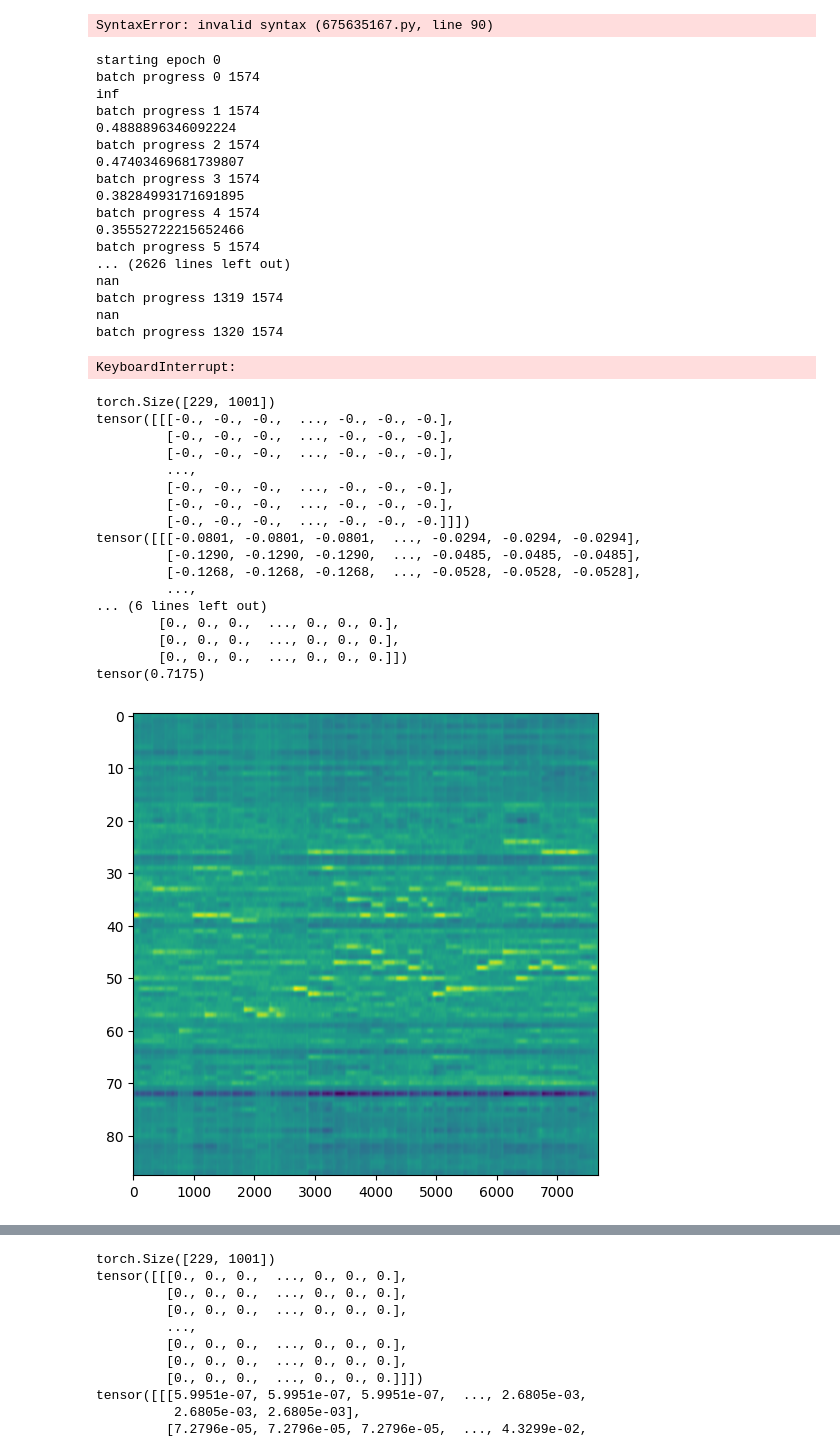
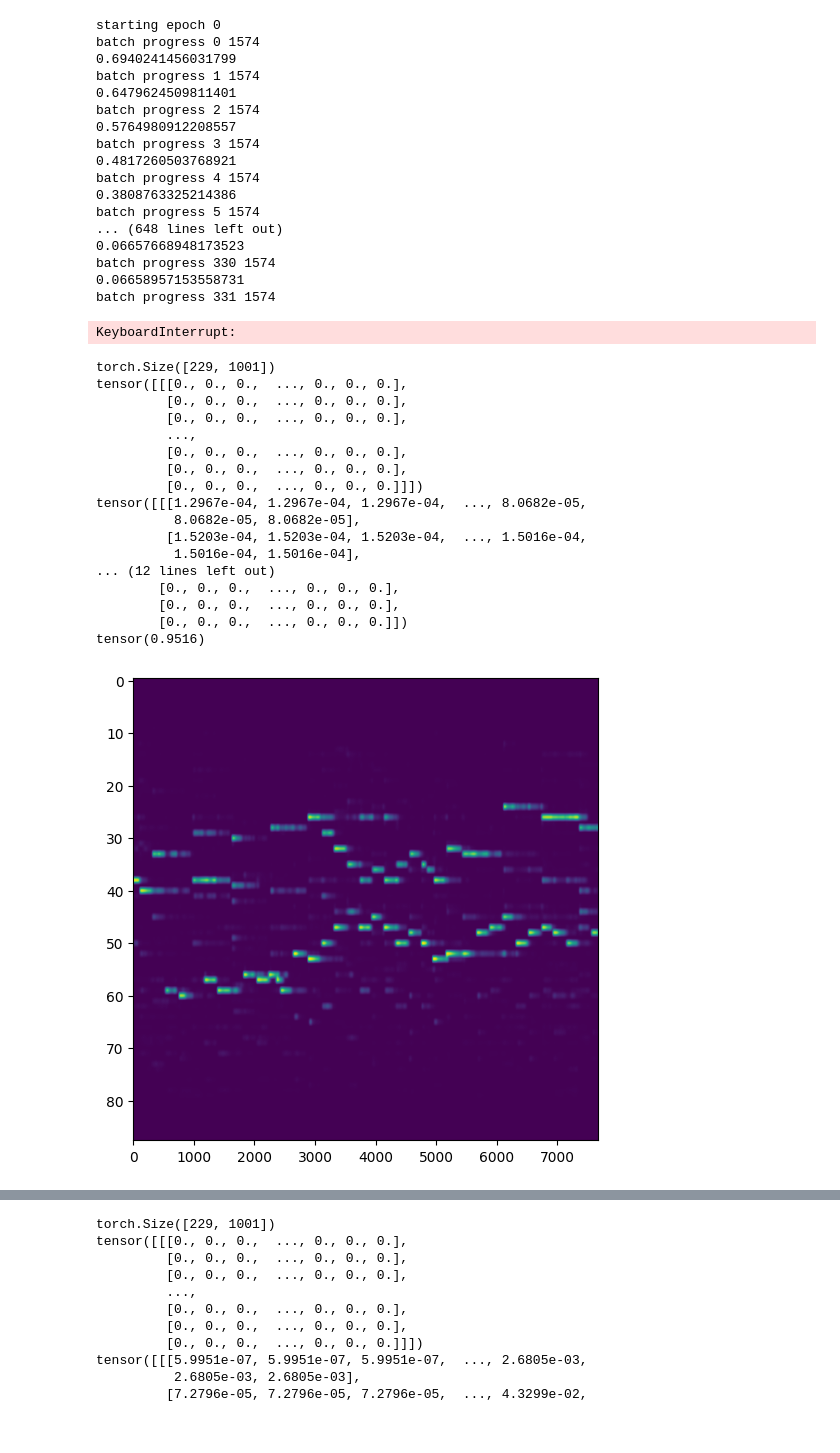
Before and after one commit to AlbyYuggle/NeuralMusicTranscription, a Jupyter notebook: CNN.ipynb, the cells around one changed output, grey strips where cells are left out. Saved outputs shown, nothing was run; the diff lists cells and outputs as text; code cells hidden in the pictures.

```diff
--- a/CNN.ipynb
+++ b/CNN.ipynb
@@ -16,6 +16,7 @@ class MusicDataset(Dataset):
         self.out_dir = out_dir
         self.ims = []
         self.labels = []
+        self.names = []
 
         for dirs in years:
             for f in os.listdir(join(spec_dir, dirs)):
@@ -23,6 +24,7 @@ class MusicDataset(Dataset):
                     self.ims.append(join(join(spec_dir, dirs), f))
                     onm = join(out_dir, dirs)
                     self.labels.append(join(onm, f))
+                    self.names.append(join(join(out_dir, dirs), f))
                     #print(join(join(spec_dir, dirs), f))
                     #print(join(onm, f))
 
@@ -31,7 +33,22 @@ class MusicDataset(Dataset):
 
     def __getitem__(self, idx):
         #print(self.ims[idx])
-        return torch.load(self.ims[idx]), torch.load(self.labels[idx])
+
+        im, lab = torch.load(self.ims[idx]), torch.load(self.labels[idx])
+        if(im.isnan().any()):
+            print(self.names[idx])
+        mean = torch.mean(im)
+        std = torch.std(im)
+        if(std==0):
+            im = torch.zeros_like(im)
+        else:
+            im = (im-mean)/(std)
+
+        if(im.isnan().any()):
+            print(self.names[idx], "post", mean, std)
+            im = torch.zeros_like(im)
+
+        return im, lab
 
 bs = 32
 training_data = MusicDataset('mel/', 'mid/', ['2004', '2006', '2008', '2009', '2011', '2013', '2014'])
@@ -52,7 +69,7 @@ class Model(nn.Module):
         self.cnn2 = nn.Conv2d(64, 64, 3, 1, padding='same')
         self.us1 = usResConvBlock(64, 16)
         self.us2 = usResConvBlock(32, 4, out_size = (88, 7680+5))
-        self.ReLU = nn.LeakyReLU()
+        self.ReLU = nn.Tanh()
         self.conv1 = nn.Conv1d(352, 88, 6)
         #self.linear = nn.Linear(4*6*88, 88)
 
@@ -88,7 +105,7 @@ class dsResConvBlock(nn.Module):
         self.conv2 = nn.Conv2d(num_out, num_out, (3, 3), (1,1), padding='same')
         self.bn = nn.BatchNorm2d(num_out, momentum=0.9, eps=1e-5)
         self.mp = nn.MaxPool2d((2, 2), stride=(2, 2))
-        self.ReLU = nn.LeakyReLU()
+        self.ReLU = nn.Tanh()
 
     def forward(self, x):
         residual = self.ReLU(self.conv1(x))
@@ -104,7 +121,7 @@ class usResConvBlock(nn.Module):
         self.conv1 = nn.Conv2d(num_in, num_out, (3, 3), (1,1), padding='same')
         self.conv2 = nn.Conv2d(num_out, num_out, (3, 3), (1,1), padding='same')
         self.bn = nn.BatchNorm2d(num_out, momentum=0.9, eps=1e-5)
-        self.ReLU = nn.LeakyReLU()
+        self.ReLU = nn.Tanh()
         self.out_size = out_size
 
     def forward(self, x):
@@ -136,8 +153,6 @@ def loss_func(x, y):
 # y = torch.ones((5, 5))*0
 
 # print(loss_func(a, y))
-# %% [output]
-SyntaxError: invalid syntax (675635167.py, line 90)
 # %%
 model = Model()
 model = model.to('cuda')
@@ -166,6 +181,8 @@ for i in range(n_epochs):
 
         X = torch.unsqueeze(X, axis = 1)
         X = X.to('cuda')
+        if(X.isnan().any()):
+            print("HI")
         # print(X.shape)
         y = y.type(torch.float32).to('cuda')
         optim.zero_grad()
@@ -178,7 +195,7 @@ for i in range(n_epochs):
         loss.backward()
         nn.utils.clip_grad_norm_(model.parameters(), max_norm=10)
         optim.step()
-    loss.append(total_loss)
+    losses.append(total_loss)
     print(total_loss)
     if (i % save_epochs == 0):
         torch.save({
@@ -202,26 +219,26 @@ for i in range(n_epochs):
 # %% [output]
 starting epoch 0
 batch progress 0 1574
-inf
+0.6940241456031799
 batch progress 1 1574
-0.4888896346092224
+0.6479624509811401
 batch progress 2 1574
-0.47403469681739807
+0.5764980912208557
 batch progress 3 1574
-0.38284993171691895
+0.4817260503768921
 batch progress 4 1574
-0.35552722215652466
+0.3808763325214386
 batch progress 5 1574
-... (2626 lines left out)
-nan
-batch progress 1319 1574
-nan
-batch progress 1320 1574
+... (648 lines left out)
+0.06657668948173523
+batch progress 330 1574
+0.06658957153558731
+batch progress 331 1574
 KeyboardInterrupt:
 # %%
 tt = DataLoader(test_data, batch_size=1, shuffle=False)
 meval = Model()
-checkpoint = torch.load('intermediate_save_no_weight_conv1d1230.pt')
+checkpoint = torch.load('intermediate_save_no_weight_conv1d1560.pt')
 meval.load_state_dict(checkpoint['model_state_dict'])
 meval.train()
 fname = "mel/2017/MIDI-Unprocessed_041_PIANO041_MID--AUDIO-split_07-06-17_Piano-e_1-01_wav--1_3.pt"
@@ -231,43 +248,43 @@ fname = "mid/2017/MIDI-Unprocessed_041_PIANO041_MID--AUDIO-split_07-06-17_Piano-
 y = torch.load(fname).type(torch.float32)
 X = torch.unsqueeze(X, axis = 0)
 X = torch.unsqueeze(X, axis = 0)
 # X = X.to('cuda')
 # y = y.to('cuda')
 # print(nn.CrossEntropyLoss()(y, pred[0, :, :]))
 
 with torch.no_grad():
     pred = meval(X).to('cpu')
     #print(nn.BCELoss()(pred[0, :, :], y))
 
 print(np.round(pred.to('cpu')))
 
 print(pred, y)
 fig, ax = plt.subplots(figsize=(6,6))
 ax.imshow(pred[0, :, :], aspect='auto')
 fig, ax = plt.subplots(figsize=(6,6))
 ax.imshow(np.round(pred[0, :, :]), aspect='auto')
 fig, ax = plt.subplots(figsize=(6,6))
 ax.imshow(y, aspect='auto')
 # print(y.shape, pred.shape)
 
 print(torch.max(pred))
 lll = [0.4915196895599365, 0.394779771566391, 0.2694735825061798, 0.17687253654003143, 0.09298969060182571, 0.05821599066257477, 0.0368744395673275, 0.0269914623349905, 0.023477263748645782, 0.024886222556233406]
 # %% [output]
 torch.Size([229, 1001])
-tensor([[[-0., -0., -0.,  ..., -0., -0., -0.],
-         [-0., -0., -0.,  ..., -0., -0., -0.],
-         [-0., -0., -0.,  ..., -0., -0., -0.],
+tensor([[[0., 0., 0.,  ..., 0., 0., 0.],
+         [0., 0., 0.,  ..., 0., 0., 0.],
+         [0., 0., 0.,  ..., 0., 0., 0.],
          ...,
-         [-0., -0., -0.,  ..., -0., -0., -0.],
-         [-0., -0., -0.,  ..., -0., -0., -0.],
-         [-0., -0., -0.,  ..., -0., -0., -0.]]])
-tensor([[[-0.0801, -0.0801, -0.0801,  ..., -0.0294, -0.0294, -0.0294],
-         [-0.1290, -0.1290, -0.1290,  ..., -0.0485, -0.0485, -0.0485],
-         [-0.1268, -0.1268, -0.1268,  ..., -0.0528, -0.0528, -0.0528],
-         ...,
-... (6 lines left out)
+         [0., 0., 0.,  ..., 0., 0., 0.],
+         [0., 0., 0.,  ..., 0., 0., 0.],
+         [0., 0., 0.,  ..., 0., 0., 0.]]])
+tensor([[[1.2967e-04, 1.2967e-04, 1.2967e-04,  ..., 8.0682e-05,
+          8.0682e-05, 8.0682e-05],
+         [1.5203e-04, 1.5203e-04, 1.5203e-04,  ..., 1.5016e-04,
+          1.5016e-04, 1.5016e-04],
+... (12 lines left out)
         [0., 0., 0.,  ..., 0., 0., 0.],
         [0., 0., 0.,  ..., 0., 0., 0.],
         [0., 0., 0.,  ..., 0., 0., 0.]])
-tensor(0.7175)
+tensor(0.9516)
-[figure, old version]
+[figure, new version]
```
Also changed, not shown: parts of 1 cell of this notebook, 6 other files.
